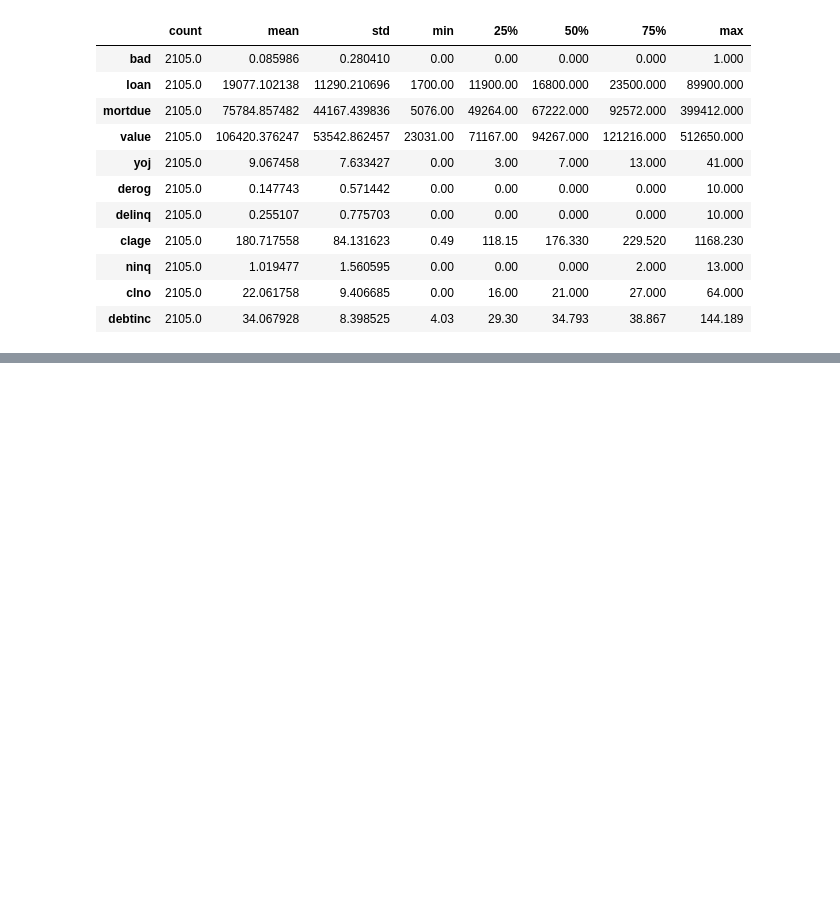
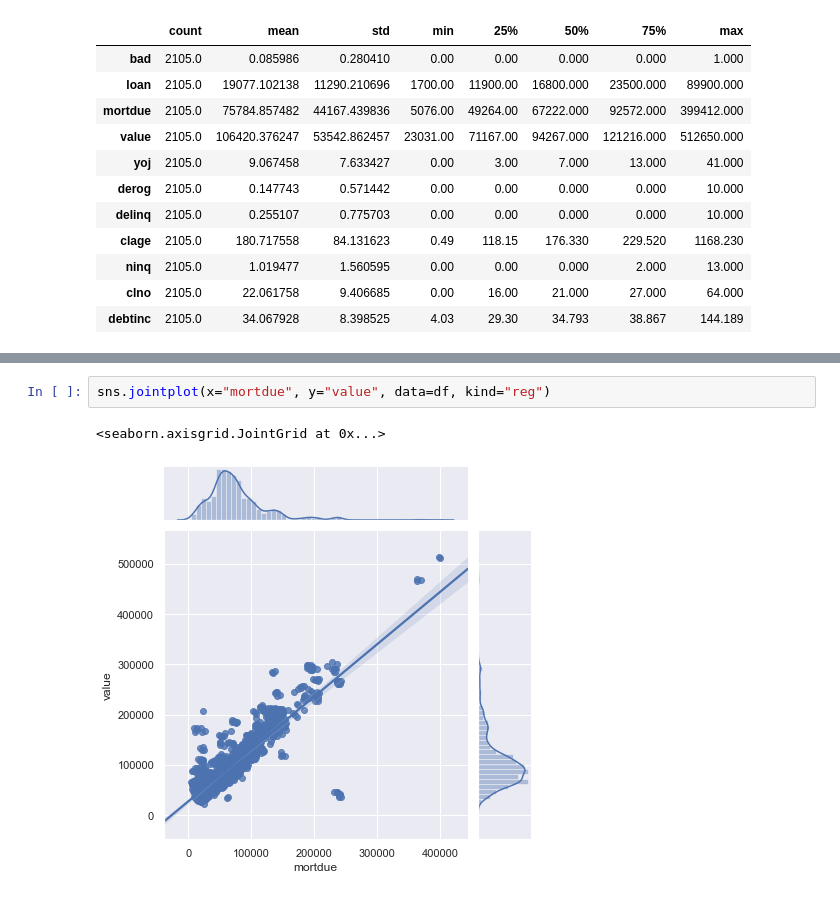
Before and after one commit to UVBMOB/Pinar_Varol, a Jupyter notebook: homework2.ipynb, the cells around one changed output, grey strips where cells are left out. Saved outputs shown, nothing was run; the diff lists cells and outputs as text; blank space fills up the shorter version.

```diff
--- a/homework2.ipynb
+++ b/homework2.ipynb
@@ -217,0 +223,5 @@ df.describe(include='all').T #kategorikler dropped
+# %%
+sns.jointplot(x="mortdue", y="value", data=df, kind="reg")
+# %% [output]
+<seaborn.axisgrid.JointGrid at 0x...>
+[figure, added]
```
Also changed, not shown: parts of 72 cells of this notebook.
